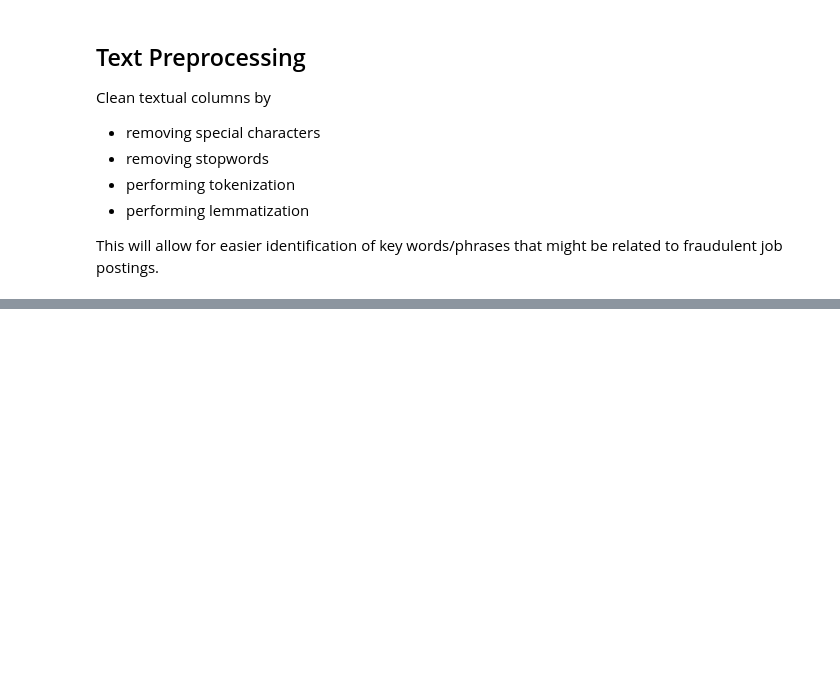
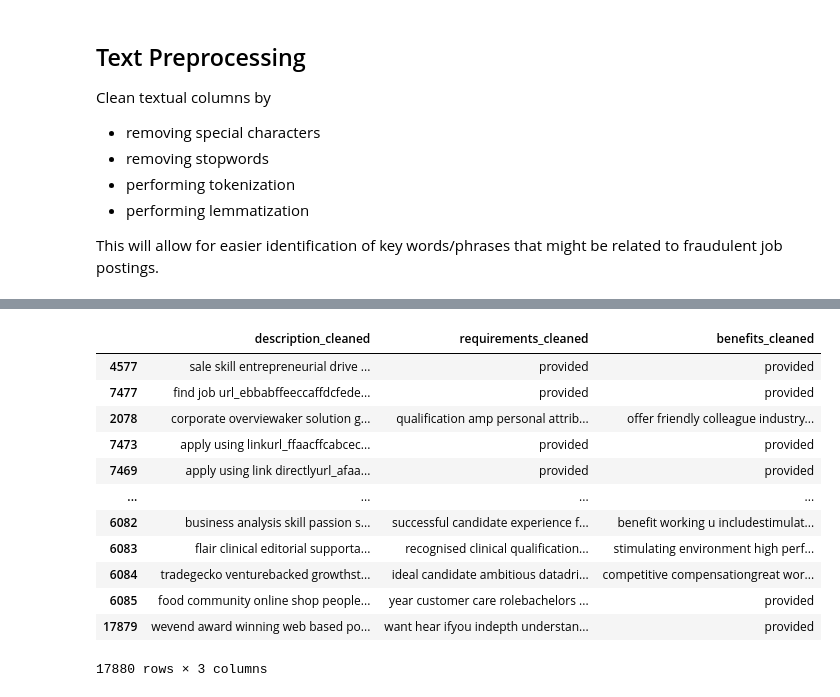
Before and after one commit to Nat-Han1999/BT4012fake_job_posting, a Jupyter notebook: data_cleaning/data_clean.ipynb, the cells around one changed output, grey strips where cells are left out. Drawn from its saved outputs; the diff is of its cells as text; code cells hidden in the pictures; blank space fills up the shorter version.

```diff
--- a/data_cleaning/data_clean.ipynb
+++ b/data_cleaning/data_clean.ipynb
@@ -271,8 +291,10 @@ This will allow for easier identification of key words/phrases that might be rel
 # %%
 import re
 import nltk
+nltk.download('punkt')
 nltk.download('stopwords')
 nltk.download('wordnet')
+nltk.download('omw-1.4')
 from nltk.corpus import stopwords
 from nltk.tokenize import word_tokenize
 
@@ -313,3 +335,4 @@ df_cleaned['description_cleaned'] = df_cleaned['description'].apply(clean_text)
 df_cleaned['requirements_cleaned'] = df_cleaned['requirements'].apply(clean_text)
 df_cleaned['benefits_cleaned'] = df_cleaned['benefits'].apply(clean_text)
 df_cleaned[['description_cleaned','requirements_cleaned','benefits_cleaned']]
+# %% [output]
@@ -315,0 +350,13 @@ df_cleaned[['description_cleaned','requirements_cleaned','benefits_cleaned']]
+|  | description_cleaned | requirements_cleaned | benefits_cleaned |
+| 4577 | sale skill entrepreneurial drive ... | provided | provided |
+| 7477 | find job url_ebbabffeeccaffdcfede... | provided | provided |
+| 2078 | corporate overviewaker solution g... | qualification amp personal attrib... | offer friendly colleague industry... |
+| 7473 | apply using linkurl_ffaacffcabcec... | provided | provided |
+| 7469 | apply using link directlyurl_afaa... | provided | provided |
+| ... | ... | ... | ... |
+| 6082 | business analysis skill passion s... | successful candidate experience f... | benefit working u includestimulat... |
+| 6083 | flair clinical editorial supporta... | recognised clinical qualification... | stimulating environment high perf... |
+| 6084 | tradegecko venturebacked growthst... | ideal candidate ambitious datadri... | competitive compensationgreat wor... |
+| 6085 | food community online shop people... | year customer care rolebachelors ... | provided |
+| 17879 | wevend award winning web based po... | want hear ifyou indepth understan... | provided |
+17880 rows × 3 columns
```
Also changed, not shown: parts of 3 cells of this notebook.
